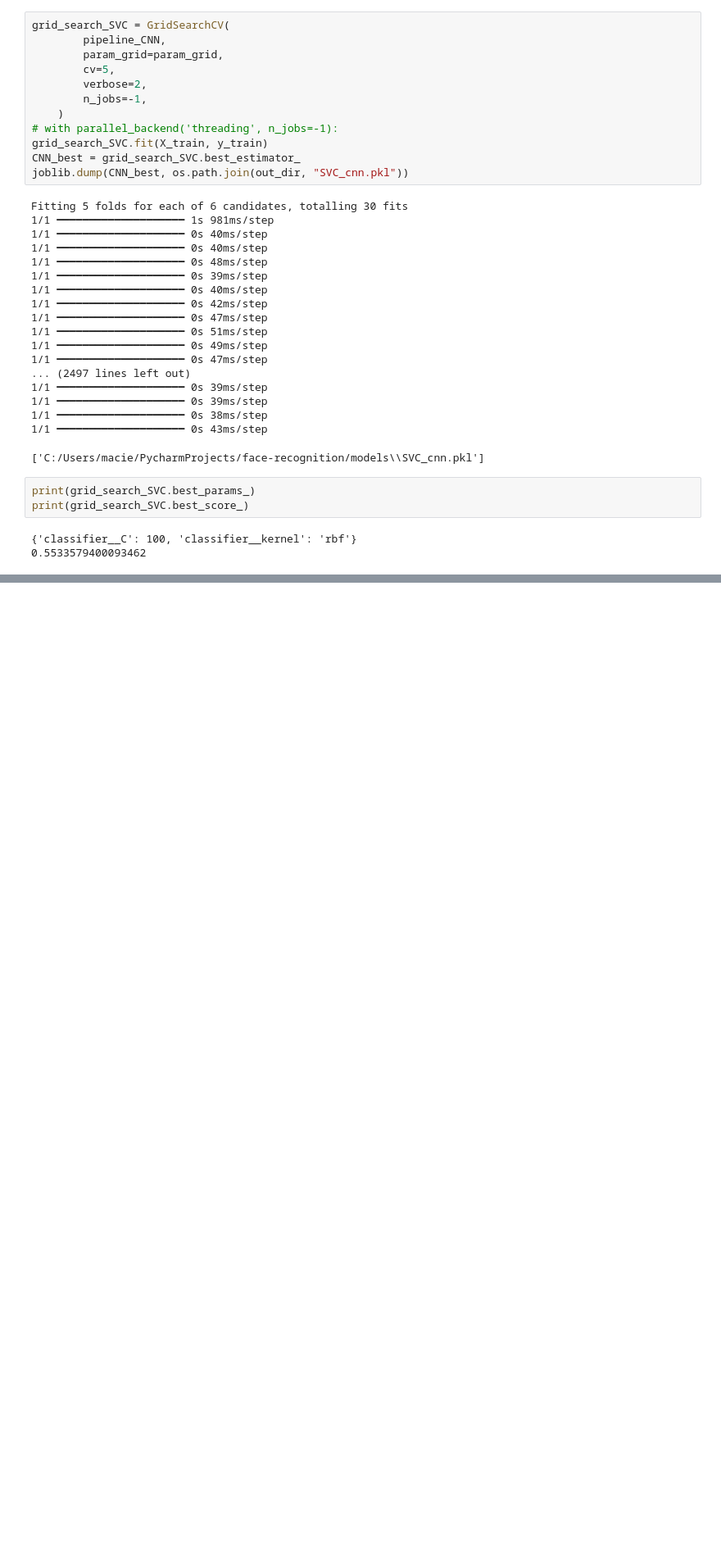
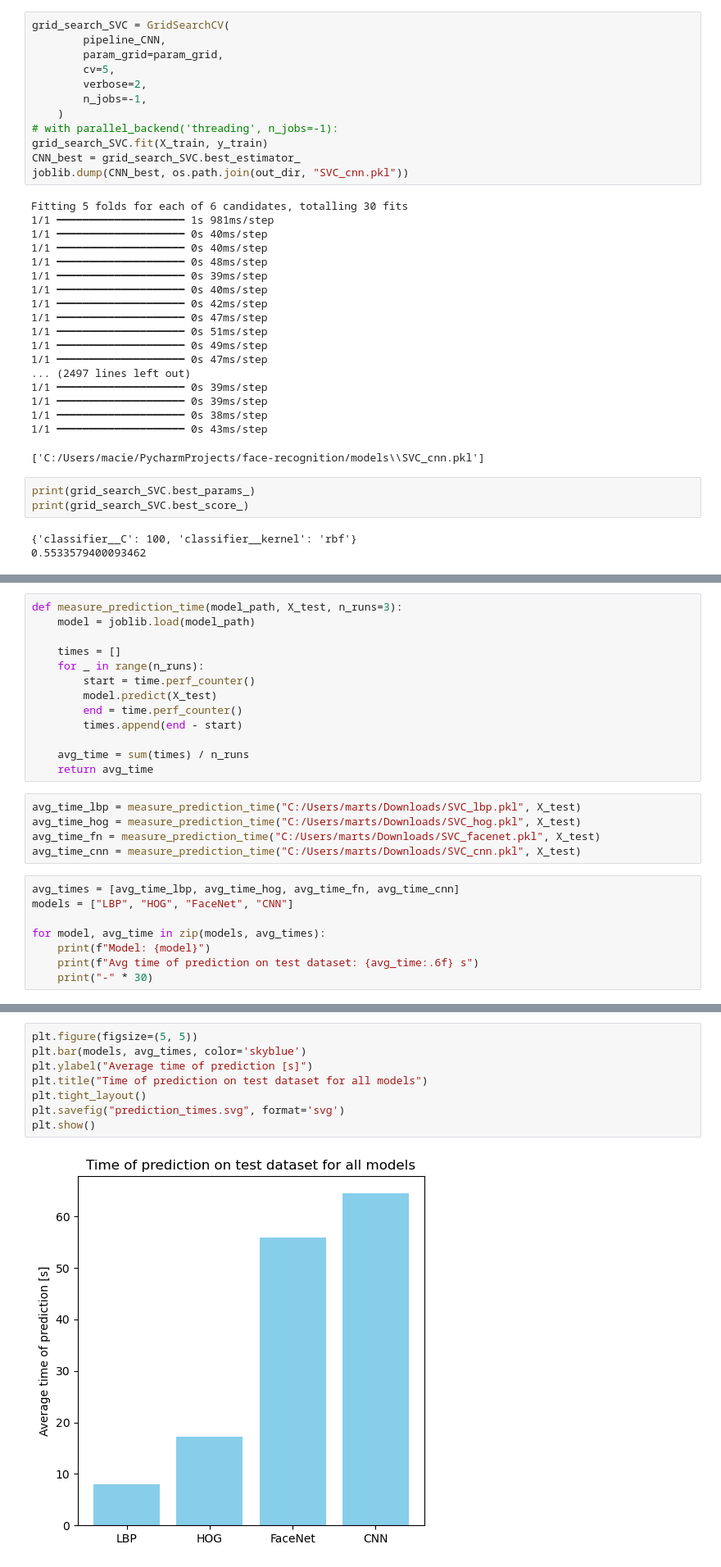
Before and after one commit to martskow/face-recognition, a Jupyter notebook: research.ipynb, the cells around one changed output, grey strips where cells are left out. Shown at 82% size. Cells and saved outputs as stored; diff of their text form; blank space fills up the shorter version.

```diff
--- a/research.ipynb
+++ b/research.ipynb
@@ -232,0 +330,26 @@ print(grid_search_SVC.best_score_)
+# %%
+def measure_prediction_time(model_path, X_test, n_runs=3):
+    model = joblib.load(model_path)
+
+    times = []
+    for _ in range(n_runs):
+        start = time.perf_counter()
+        model.predict(X_test)
+        end = time.perf_counter()
+        times.append(end - start)
+
+    avg_time = sum(times) / n_runs
+    return avg_time
+# %%
+avg_time_lbp = measure_prediction_time("C:/Users/marts/Downloads/SVC_lbp.pkl", X_test)
+avg_time_hog = measure_prediction_time("C:/Users/marts/Downloads/SVC_hog.pkl", X_test)
+avg_time_fn = measure_prediction_time("C:/Users/marts/Downloads/SVC_facenet.pkl", X_test)
+avg_time_cnn = measure_prediction_time("C:/Users/marts/Downloads/SVC_cnn.pkl", X_test)
+# %%
+avg_times = [avg_time_lbp, avg_time_hog, avg_time_fn, avg_time_cnn]
+models = ["LBP", "HOG", "FaceNet", "CNN"]
+
+for model, avg_time in zip(models, avg_times):
+    print(f"Model: {model}")
+    print(f"Avg time of prediction on test dataset: {avg_time:.6f} s")
+    print("-" * 30)
@@ -232,0 +369,10 @@ print(grid_search_SVC.best_score_)
+# %%
+plt.figure(figsize=(5, 5))
+plt.bar(models, avg_times, color='skyblue')
+plt.ylabel("Average time of prediction [s]")
+plt.title("Time of prediction on test dataset for all models")
+plt.tight_layout()
+plt.savefig("prediction_times.svg", format='svg')
+plt.show()
+# %% [output]
+[figure, added]
```
Also changed, not shown: parts of 22 cells of this notebook, 1 other file.
